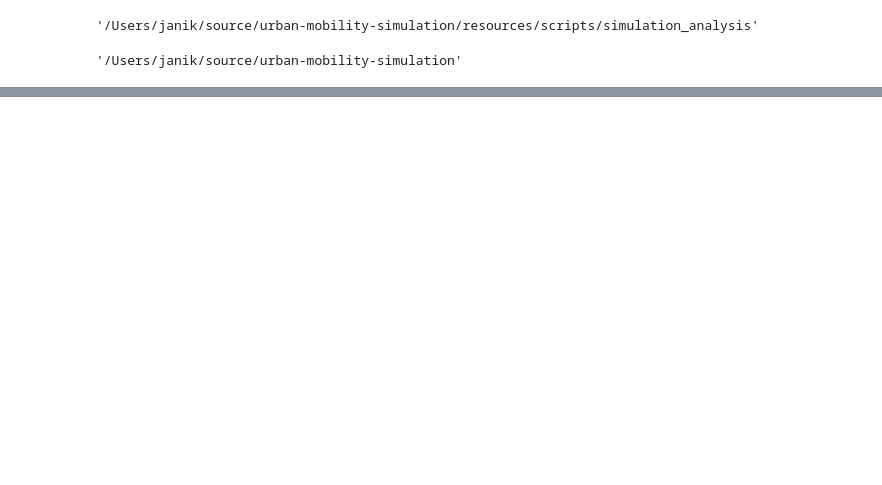
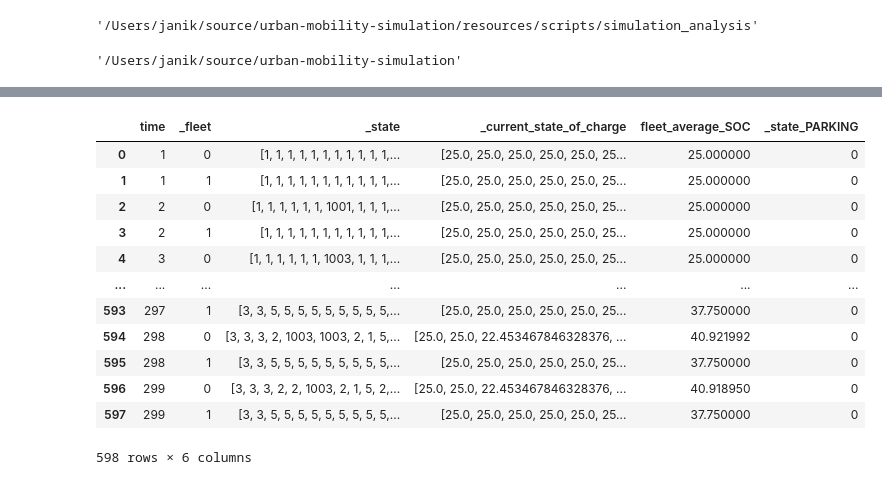
Before and after one commit to IS3UniCologne/urban-mobility-simulation, a Jupyter notebook: resources/scripts/simulation_analysis/shared_charging.ipynb, the cells around one changed output, grey strips where cells are left out. Cells and saved outputs as stored; diff of their text form; code cells hidden in the pictures; blank space fills up the shorter version.

```diff
--- a/resources/scripts/simulation_analysis/shared_charging.ipynb
+++ b/resources/scripts/simulation_analysis/shared_charging.ipynb
@@ -30,0 +89,16 @@ auction_tracking
+# %%
+vehicle_tracking
+# %% [output]
+|  | time | _fleet | _state | _current_state_of_charge | fleet_average_SOC | _state_PARKING |
+| 0 | 1 | 0 | [1, 1, 1, 1, 1, 1, 1, 1, 1, 1, 1,... | [25.0, 25.0, 25.0, 25.0, 25.0, 25... | 25.000000 | 0 |
+| 1 | 1 | 1 | [1, 1, 1, 1, 1, 1, 1, 1, 1, 1, 1,... | [25.0, 25.0, 25.0, 25.0, 25.0, 25... | 25.000000 | 0 |
+| 2 | 2 | 0 | [1, 1, 1, 1, 1, 1, 1001, 1, 1, 1,... | [25.0, 25.0, 25.0, 25.0, 25.0, 25... | 25.000000 | 0 |
+| 3 | 2 | 1 | [1, 1, 1, 1, 1, 1, 1, 1, 1, 1, 1,... | [25.0, 25.0, 25.0, 25.0, 25.0, 25... | 25.000000 | 0 |
+| 4 | 3 | 0 | [1, 1, 1, 1, 1, 1, 1003, 1, 1, 1,... | [25.0, 25.0, 25.0, 25.0, 25.0, 25... | 25.000000 | 0 |
+| ... | ... | ... | ... | ... | ... | ... |
+| 593 | 297 | 1 | [3, 3, 5, 5, 5, 5, 5, 5, 5, 5, 5,... | [25.0, 25.0, 25.0, 25.0, 25.0, 25... | 37.750000 | 0 |
+| 594 | 298 | 0 | [3, 3, 3, 2, 1003, 1003, 2, 1, 5,... | [25.0, 25.0, 22.453467846328376, ... | 40.921992 | 0 |
+| 595 | 298 | 1 | [3, 3, 5, 5, 5, 5, 5, 5, 5, 5, 5,... | [25.0, 25.0, 25.0, 25.0, 25.0, 25... | 37.750000 | 0 |
+| 596 | 299 | 0 | [3, 3, 3, 2, 2, 1003, 2, 1, 5, 2,... | [25.0, 25.0, 22.453467846328376, ... | 40.918950 | 0 |
+| 597 | 299 | 1 | [3, 3, 5, 5, 5, 5, 5, 5, 5, 5, 5,... | [25.0, 25.0, 25.0, 25.0, 25.0, 25... | 37.750000 | 0 |
+598 rows × 6 columns
```
Also changed, not shown: parts of 9 cells of this notebook, 9 other files.
